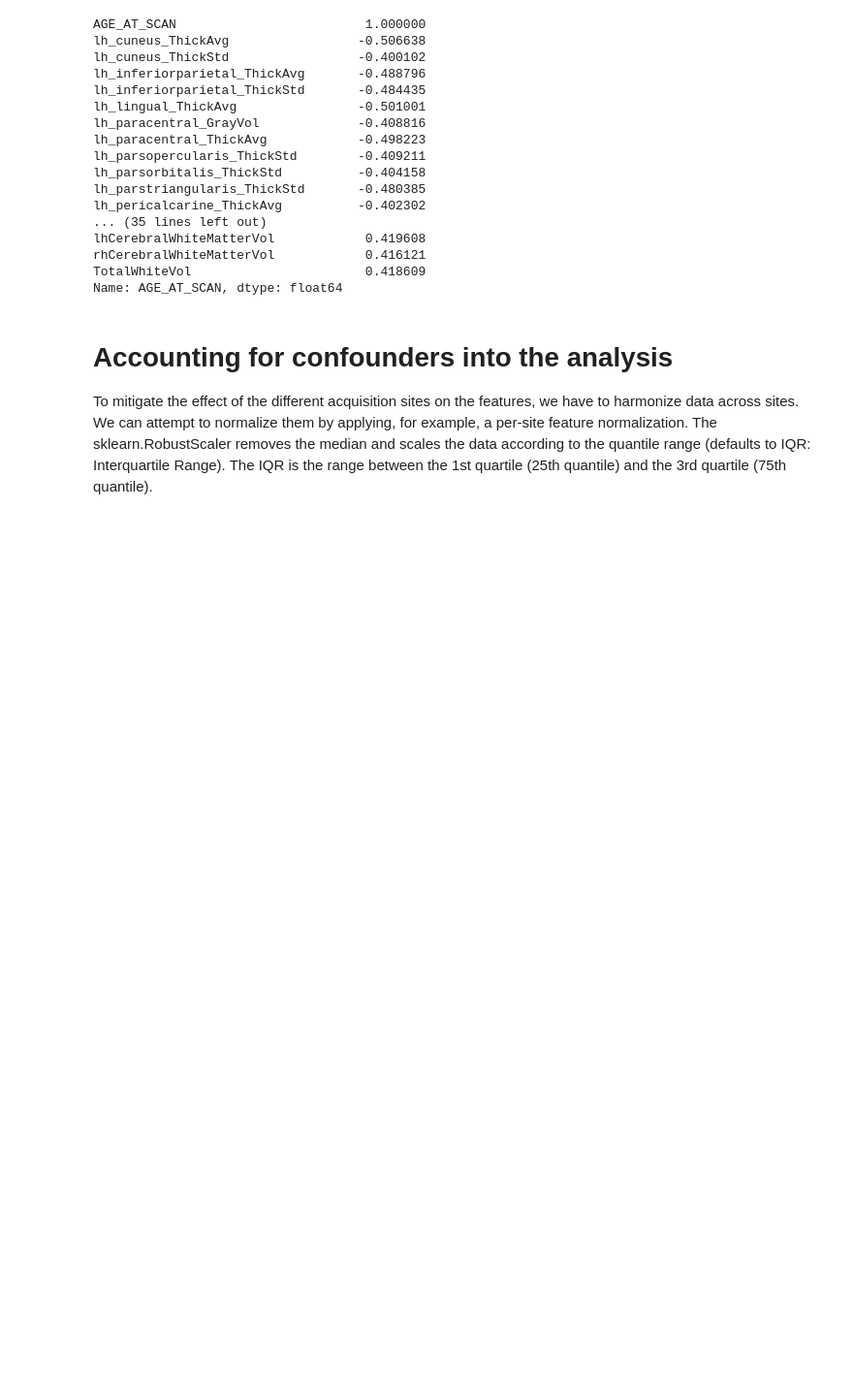
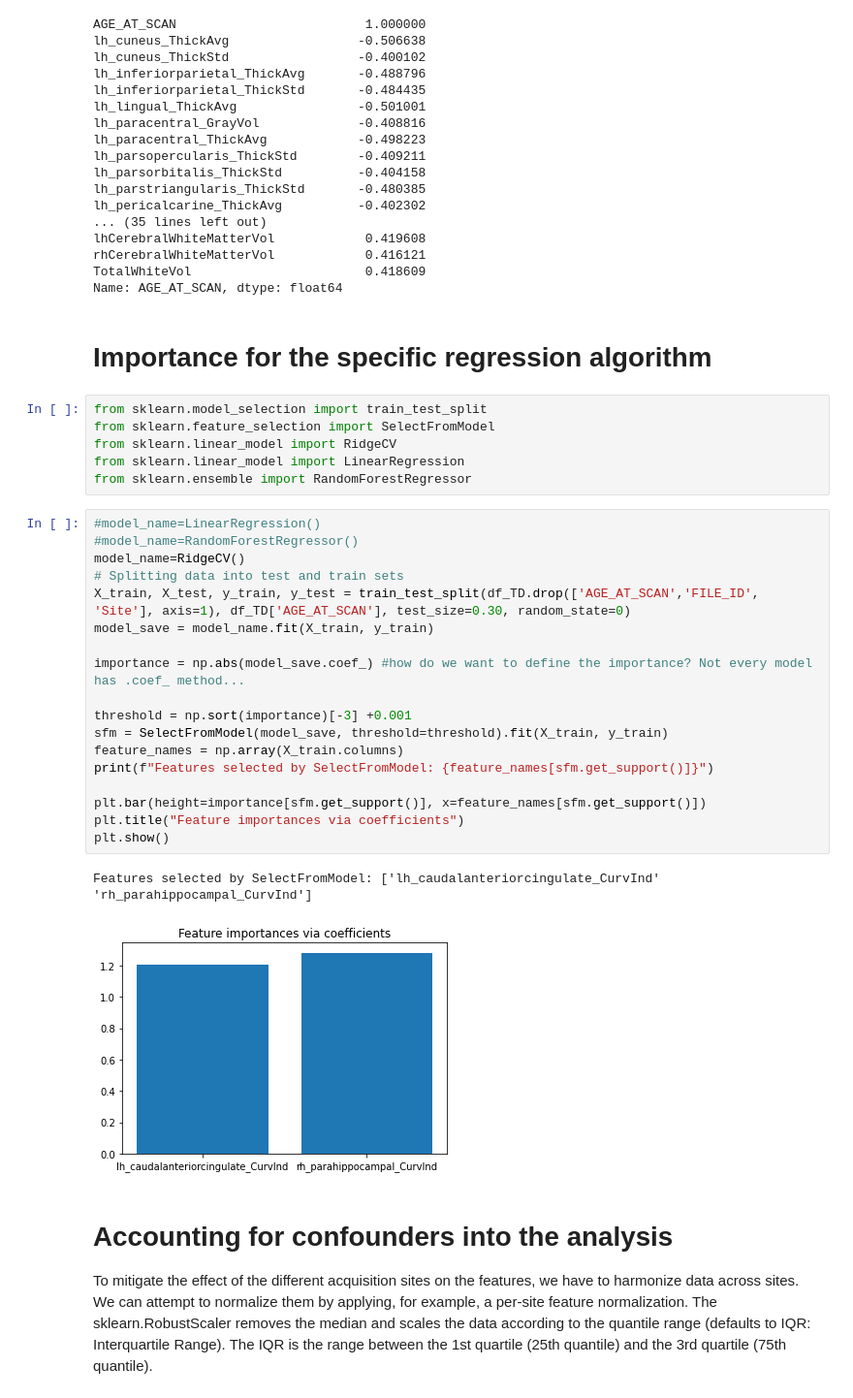
Before and after one commit to AngelaCorvino/BrainAge, a Jupyter notebook: features.ipynb, the cells around one changed output. Shown: that part at 97% size. Drawn from its saved outputs; the diff is of its cells as text; blank space fills up the shorter version.

```diff
--- a/features.ipynb
+++ b/features.ipynb
@@ -203,6 +197,35 @@ lhCerebralWhiteMatterVol            0.419608
 rhCerebralWhiteMatterVol            0.416121
 TotalWhiteVol                       0.418609
 Name: AGE_AT_SCAN, dtype: float64
+# %% [markdown]
+# Importance for the specific regression algorithm
+# %%
+from sklearn.model_selection import train_test_split
+from sklearn.feature_selection import SelectFromModel
+from sklearn.linear_model import RidgeCV
+from sklearn.linear_model import LinearRegression
+from sklearn.ensemble import RandomForestRegressor
+# %%
+#model_name=LinearRegression()
+#model_name=RandomForestRegressor()
+model_name=RidgeCV()
+# Splitting data into test and train sets
+X_train, X_test, y_train, y_test = train_test_split(df_TD.drop(['AGE_AT_SCAN','FILE_ID', 'Site'], axis=1), df_TD['AGE_AT_SCAN'], test_size=0.30, random_state=0)
+model_save = model_name.fit(X_train, y_train)
+
+importance = np.abs(model_save.coef_) #how do we want to define the importance? Not every model has .coef_ method...
+
+threshold = np.sort(importance)[-3] +0.001
+sfm = SelectFromModel(model_save, threshold=threshold).fit(X_train, y_train)
+feature_names = np.array(X_train.columns)
+print(f"Features selected by SelectFromModel: {feature_names[sfm.get_support()]}")
+
+plt.bar(height=importance[sfm.get_support()], x=feature_names[sfm.get_support()])
+plt.title("Feature importances via coefficients")
+plt.show()
+# %% [output]
+Features selected by SelectFromModel: ['lh_caudalanteriorcingulate_CurvInd' 'rh_parahippocampal_CurvInd']
+[figure, added]
 # %% [markdown]
 # Accounting for confounders into the analysis
 To mitigate the effect of the different acquisition sites on the features, we have to harmonize data across sites. We can attempt to normalize them by applying, for example, a per-site feature normalization.
```
Also changed, not shown: parts of 4 cells of this notebook.
